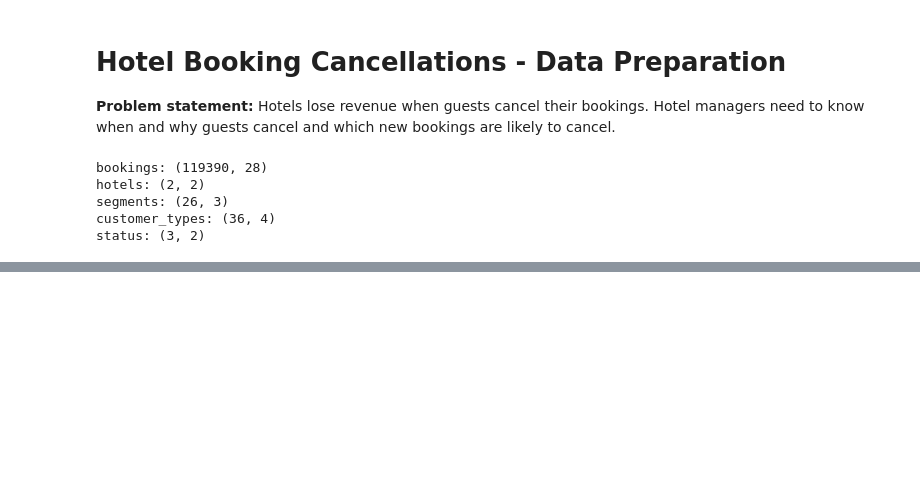
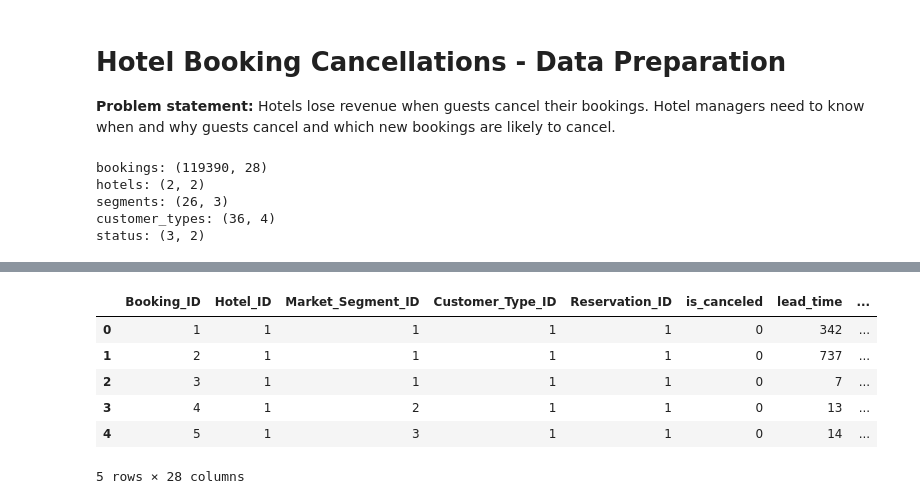
Before and after one commit to ahchu2525/capstone-hosp, a Jupyter notebook: clean.ipynb, the cells around one changed output, grey strips where cells are left out. Cells and saved outputs as stored; diff of their text form; code cells hidden in the pictures; blank space fills up the shorter version.

```diff
--- a/clean.ipynb
+++ b/clean.ipynb
@@ -27,0 +90,10 @@ status: (3, 2)
+# %%
+bookings.head()
+# %% [output]
+|  | Booking_ID | Hotel_ID | Market_Segment_ID | Customer_Type_ID | Reservation_ID | is_canceled | lead_time | ... |
+| 0 | 1 | 1 | 1 | 1 | 1 | 0 | 342 | ... |
+| 1 | 2 | 1 | 1 | 1 | 1 | 0 | 737 | ... |
+| 2 | 3 | 1 | 1 | 1 | 1 | 0 | 7 | ... |
+| 3 | 4 | 1 | 2 | 1 | 1 | 0 | 13 | ... |
+| 4 | 5 | 1 | 3 | 1 | 1 | 0 | 14 | ... |
+5 rows × 28 columns
```
Also changed, not shown: parts of 9 cells of this notebook.
